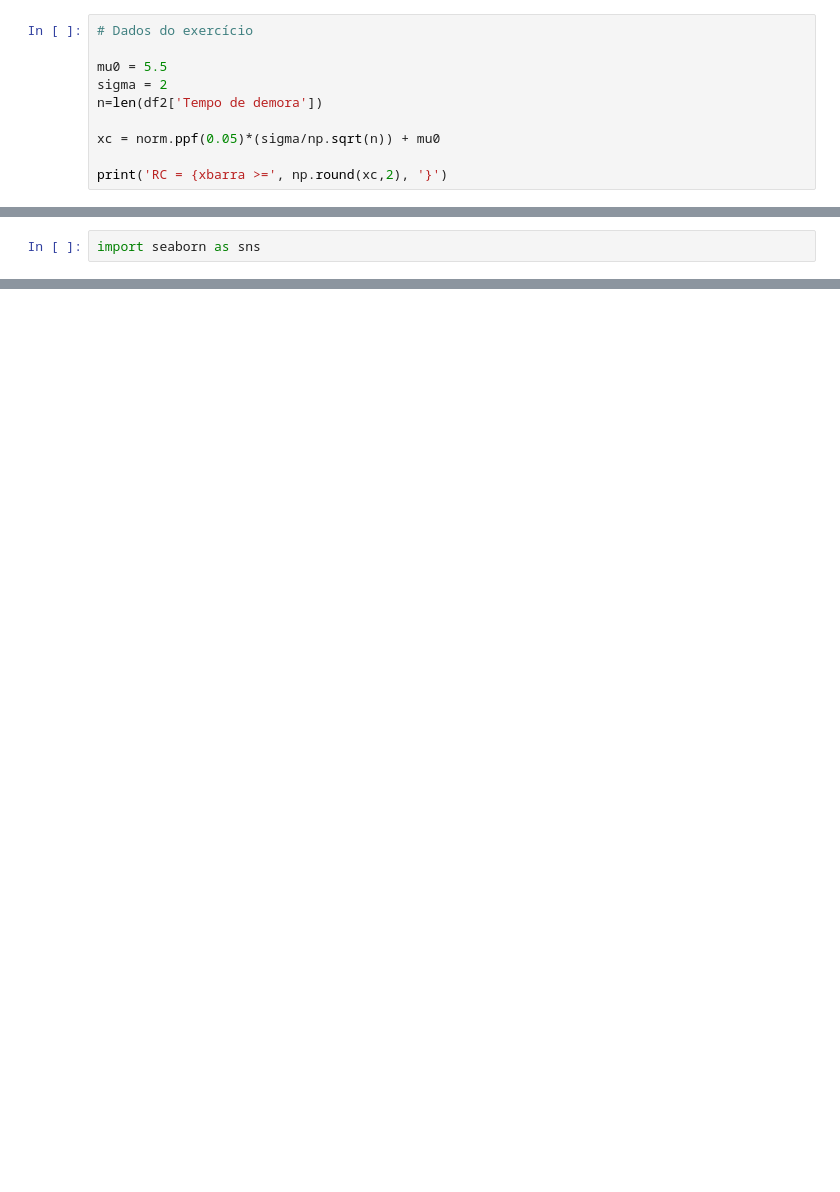
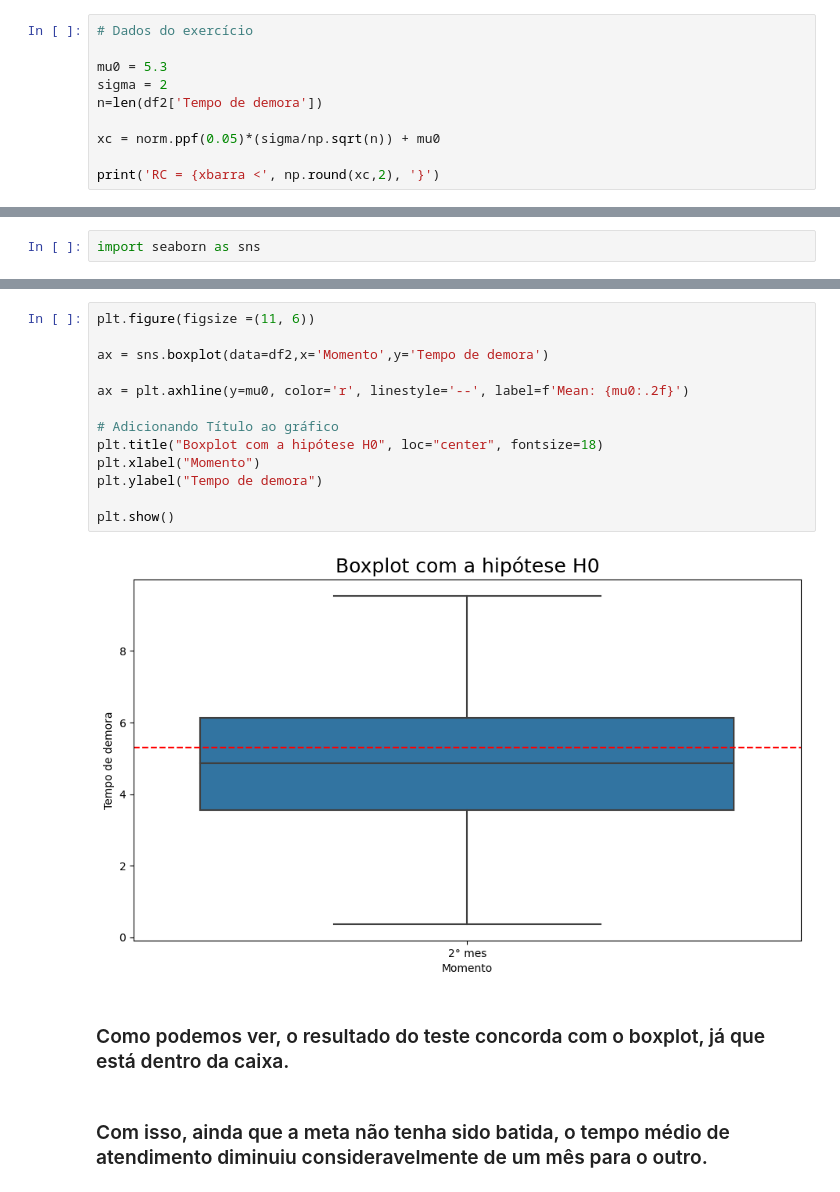
Before and after one commit to fdestaole/trabalhoinferencia, a Jupyter notebook: Código/Trabalho.ipynb, the cells around one changed output, grey strips where cells are left out. Drawn from its saved outputs; the diff is of its cells as text; blank space fills up the shorter version.

```diff
--- a/Código/Trabalho.ipynb
+++ b/Código/Trabalho.ipynb
@@ -81,11 +59,11 @@ print(df2)
 # %%
 # Dados do exercício
 
-mu0 = 5.5
+mu0 = 5.3
 sigma = 2
 n=len(df2['Tempo de demora'])
 
 xc = norm.ppf(0.05)*(sigma/np.sqrt(n)) + mu0
 
-print('RC = {xbarra >=', np.round(xc,2), '}')
+print('RC = {xbarra <', np.round(xc,2), '}')
 # %% [output]
@@ -138,0 +110,19 @@ plt.show()
+# %%
+plt.figure(figsize =(11, 6))
+
+ax = sns.boxplot(data=df2,x='Momento',y='Tempo de demora')
+
+ax = plt.axhline(y=mu0, color='r', linestyle='--', label=f'Mean: {mu0:.2f}')
+
+# Adicionando Título ao gráfico
+plt.title("Boxplot com a hipótese H0", loc="center", fontsize=18)
+plt.xlabel("Momento")
+plt.ylabel("Tempo de demora")
+
+plt.show()
+# %% [output]
+[figure, added]
+# %% [markdown]
+### Como podemos ver, o resultado do teste concorda com o boxplot, já que está dentro da caixa.
+# %% [markdown]
+### Com isso, ainda que a meta não tenha sido batida, o tempo médio de atendimento diminuiu consideravelmente de um mês para o outro.
```
Also changed, not shown: parts of 11 cells of this notebook.
